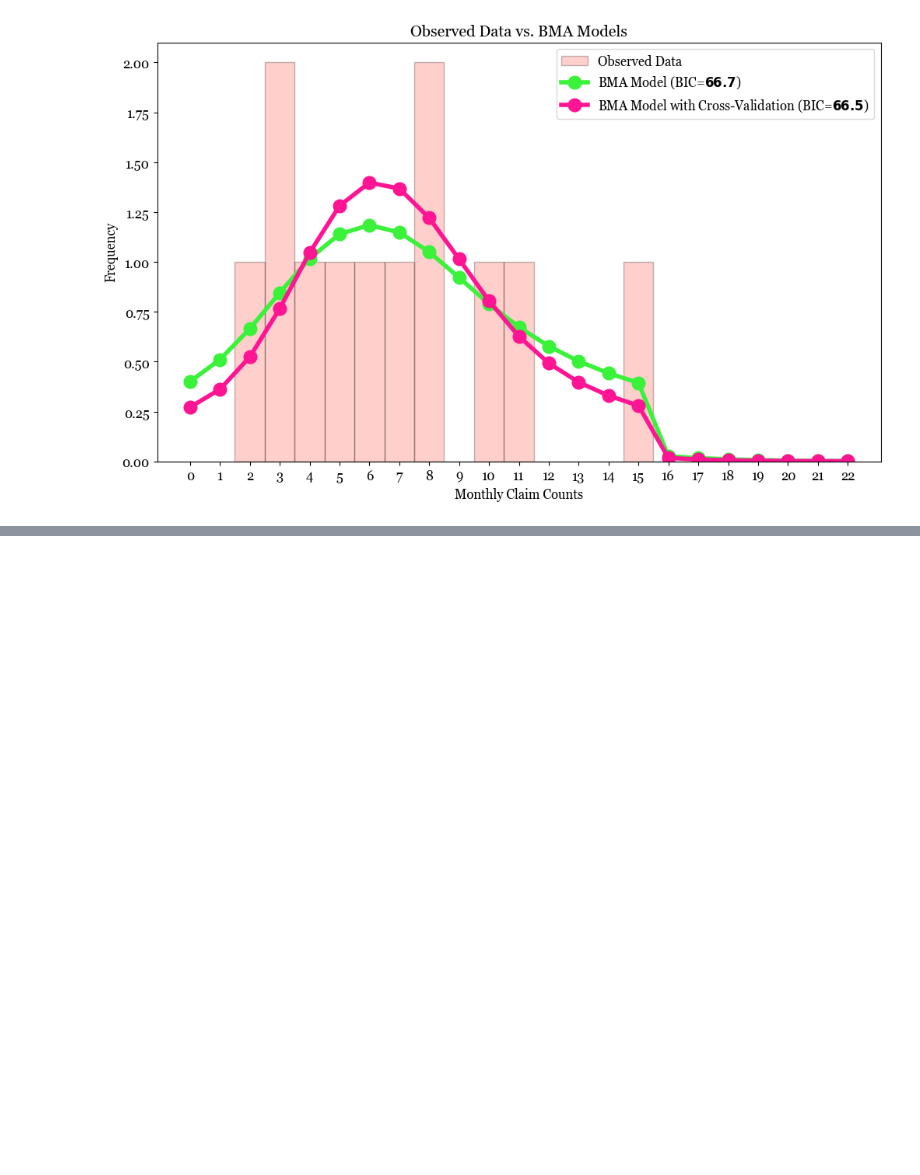
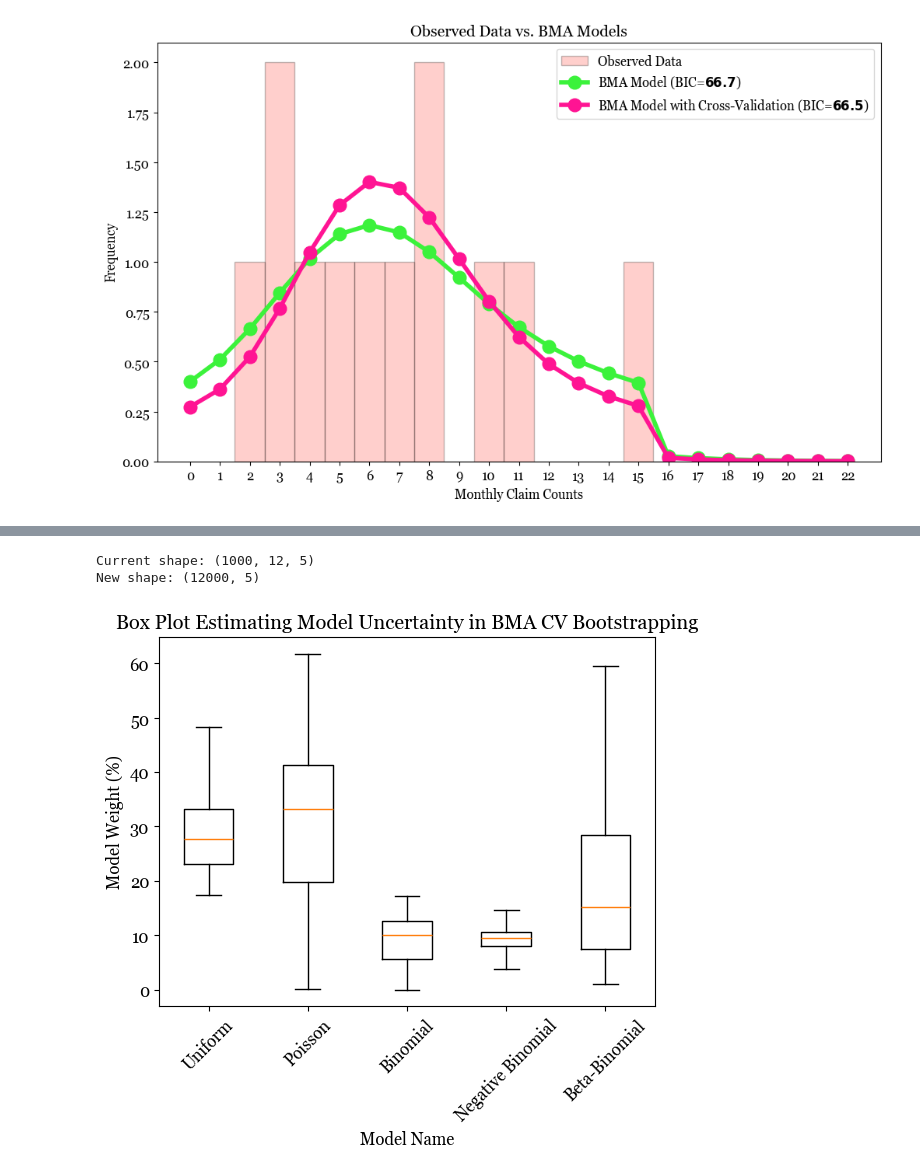
Before and after one commit to AlexFiliakov/bayesian-case-study, a Jupyter notebook: bayesian_case_study.ipynb, the cells around one changed output, grey strips where cells are left out. Saved outputs shown, nothing was run; the diff lists cells and outputs as text; code cells hidden in the pictures; blank space fills up the shorter version.

Commit message:
implemented bootstrapping and ran 1000 scenarios

```diff
--- a/bayesian_case_study.ipynb
+++ b/bayesian_case_study.ipynb
@@ -714,0 +280,48 @@ plt.show()
+# %%
+# Aggregate the results to get uncertainty estimates
+weights_bma_cv_all = np.array([result['weights_bma_cv'] for result in bootstrap_results])
+average_pmf_bma_cv_all = np.array([result['average_pmf_bma_cv'] for result in bootstrap_results])
+log_likelihood_bma_cv_all = np.array([result['log_likelihood_bma_cv'] for result in bootstrap_results])
+param_num_bma_cv_all = np.array([result['param_num_bma_cv'] for result in bootstrap_results])
+bic_bma_cv_all = np.array([result['bic_bma_cv'] for result in bootstrap_results])
+model_uncertainty_all = np.array([result['model_uncertainty'] for result in bootstrap_results])
+# %%
+# Print the current shape
+print("Current shape:", model_uncertainty_all.shape)
+
+# Reshape the array to (12000, 5)
+model_uncertainty_all_reshaped = model_uncertainty_all.reshape(-1, 5)
+
+# Verify the new shape
+print("New shape:", model_uncertainty_all_reshaped.shape)
+# %% [output]
+Current shape: (1000, 12, 5)
+New shape: (12000, 5)
+# %%
+import seaborn as sns
+
+# Calculate mean and standard deviation for the weights
+mean_weights = np.mean(weights_bma_cv_all, axis=0)
+std_weights = np.std(weights_bma_cv_all, axis=0)
+
+# Calculate confidence intervals
+confidence_level = 0.95
+lower_percentile = (1 - confidence_level) / 2 * 100
+upper_percentile = (1 + confidence_level) / 2 * 100
+
+confidence_intervals = np.percentile(weights_bma_cv_all, [lower_percentile, upper_percentile], axis=0)
+
+# Plot the results
+plt.boxplot(model_uncertainty_all_reshaped * 100, showfliers=False)
+
+# Label the axes
+plt.xlabel('Model Name')
+plt.ylabel('Model Weight (%)')
+plt.title('Box Plot Estimating Model Uncertainty in BMA CV Bootstrapping')
+
+# Set the x-axis labels
+plt.xticks(ticks=np.arange(1, len(model_names_cv) + 1), labels=model_names_cv, rotation=45)
+
+plt.show()
+# %% [output]
+[figure, added]
```
Also changed, not shown: parts of 26 cells of this notebook, 16 other files.
